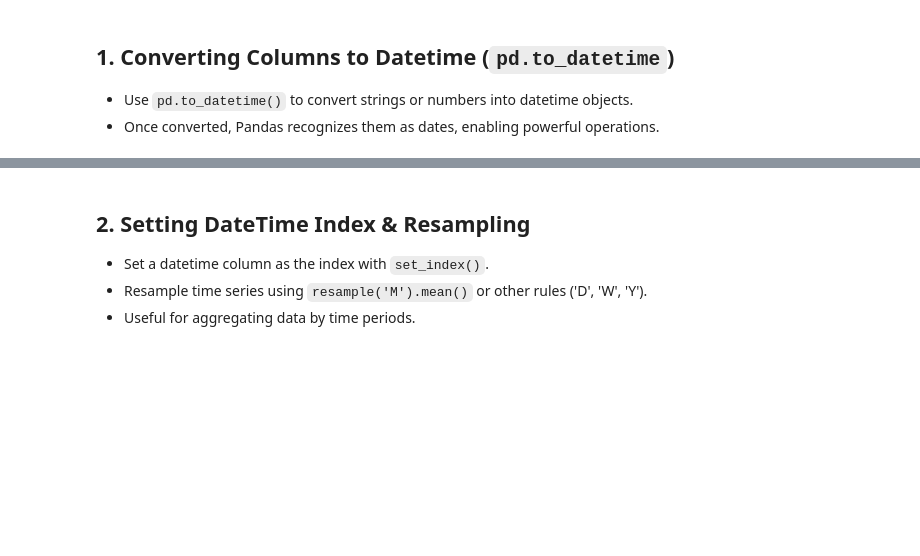
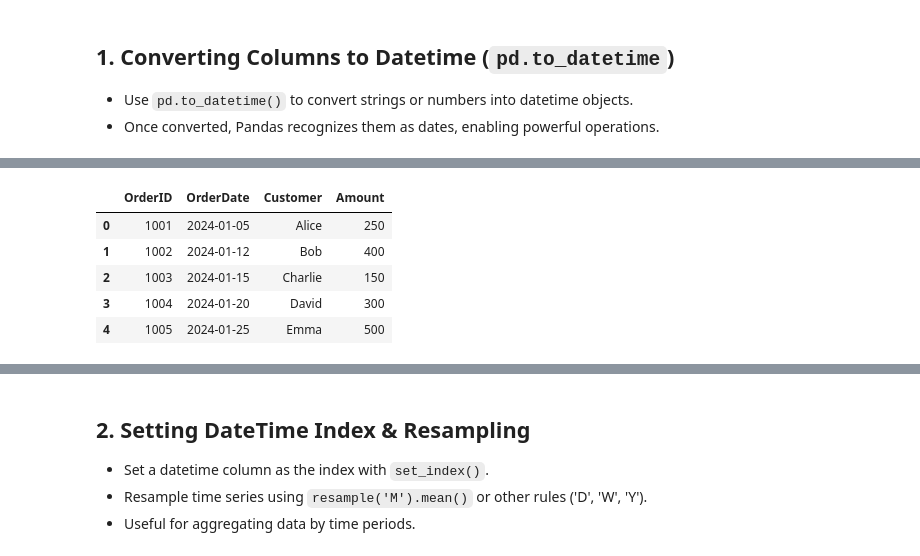
Before and after one commit to zamman365-glitch/Libraries, a Jupyter notebook: Pandas_class8.ipynb, the cells around one changed output, grey strips where cells are left out. Cells and saved outputs as stored; diff of their text form; code cells hidden in the pictures; blank space fills up the shorter version.

```diff
--- a/Pandas_class8.ipynb
+++ b/Pandas_class8.ipynb
@@ -19,0 +43,10 @@ data = {
+# %%
+df["OrderDate"] = pd.to_datetime(df["OrderDate"],format="mixed",errors="coerce")
+df
+# %% [output]
+|  | OrderID | OrderDate | Customer | Amount |
+| 0 | 1001 | 2024-01-05 | Alice | 250 |
+| 1 | 1002 | 2024-01-12 | Bob | 400 |
+| 2 | 1003 | 2024-01-15 | Charlie | 150 |
+| 3 | 1004 | 2024-01-20 | David | 300 |
+| 4 | 1005 | 2024-01-25 | Emma | 500 |
```
Also changed, not shown: parts of 10 cells of this notebook.
